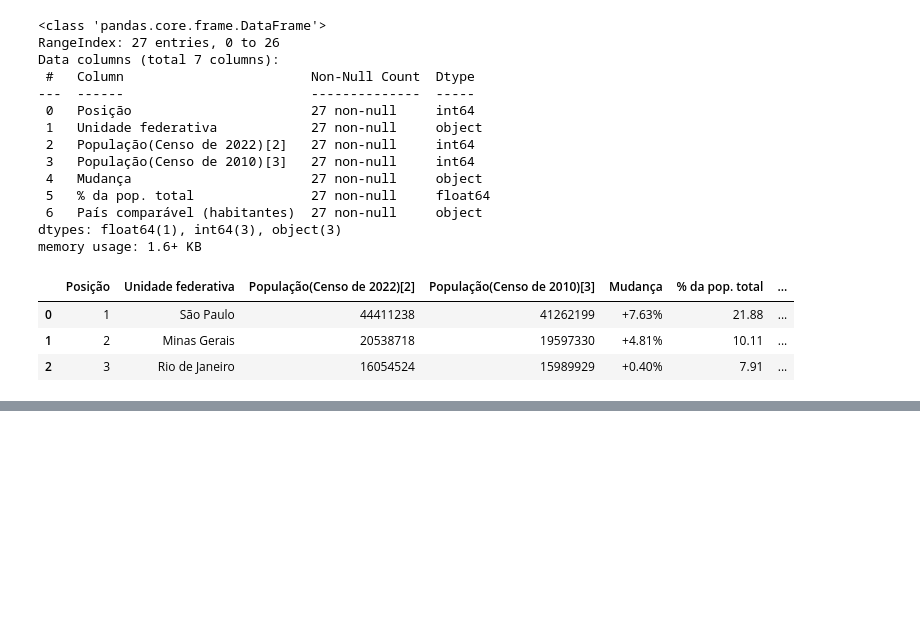
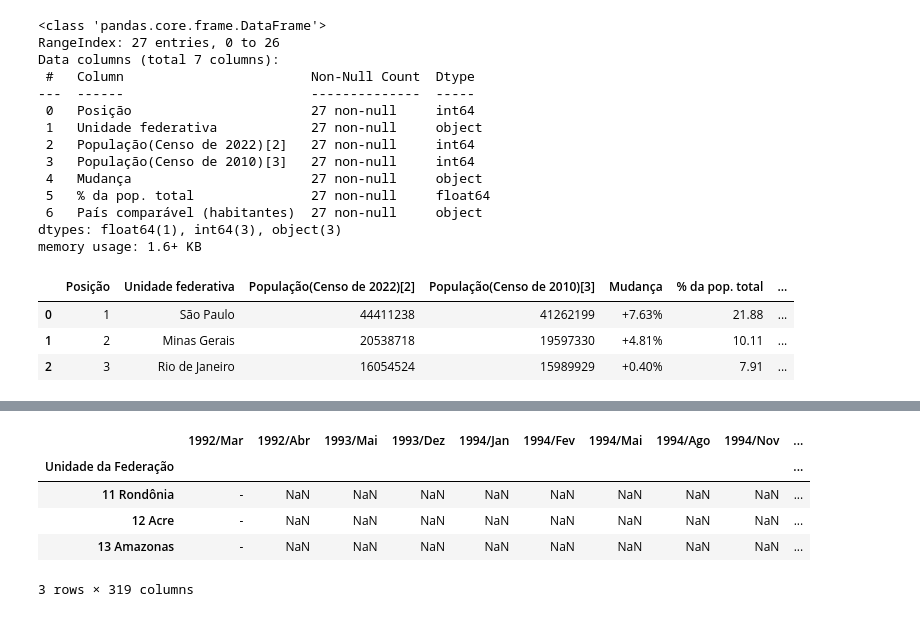
Before and after one commit to alexsoares4a/producao_hospitalar, a Jupyter notebook: visualizacao_dados_aula01_copiar_str.ipynb, the cells around one changed output, grey strips where cells are left out. Cells and saved outputs as stored; diff of their text form; code cells hidden in the pictures; blank space fills up the shorter version.

```diff
--- a/visualizacao_dados_aula01_copiar_str.ipynb
+++ b/visualizacao_dados_aula01_copiar_str.ipynb
@@ -206,0 +278,11 @@ novos_dados.head(3)
+# %%
+# Excluindo a coluna Total
+dados.drop("Total", axis=1, inplace=True)
+dados.head(3)
+# %% [output]
+|  | 1992/Mar | 1992/Abr | 1993/Mai | 1993/Dez | 1994/Jan | 1994/Fev | 1994/Mai | 1994/Ago | 1994/Nov | ... |
+| Unidade da Federação |  |  |  |  |  |  |  |  |  | ... |
+| 11 Rondônia | - | NaN | NaN | NaN | NaN | NaN | NaN | NaN | NaN | ... |
+| 12 Acre | - | NaN | NaN | NaN | NaN | NaN | NaN | NaN | NaN | ... |
+| 13 Amazonas | - | NaN | NaN | NaN | NaN | NaN | NaN | NaN | NaN | ... |
+3 rows × 319 columns
```
Also changed, not shown: parts of 23 cells of this notebook.
